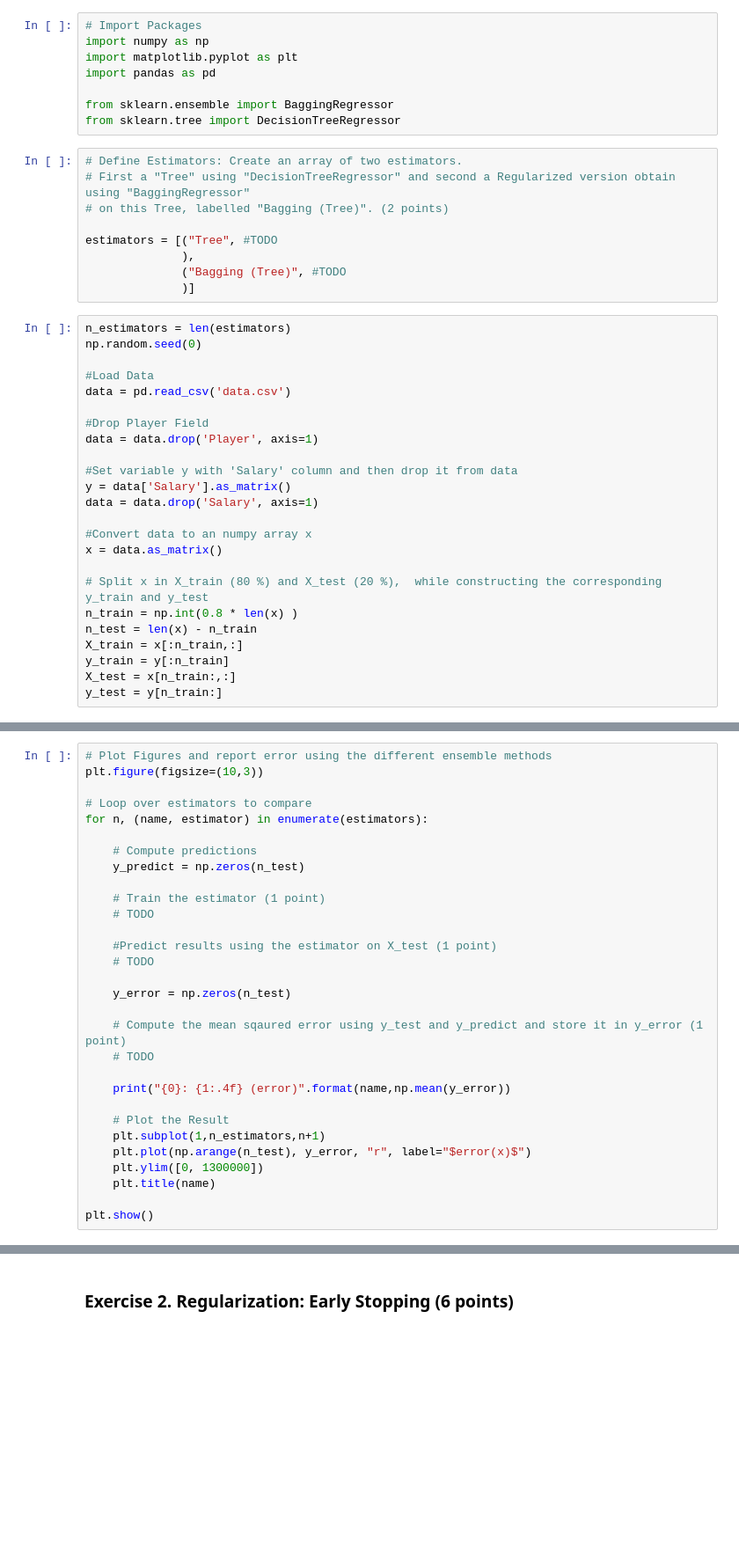
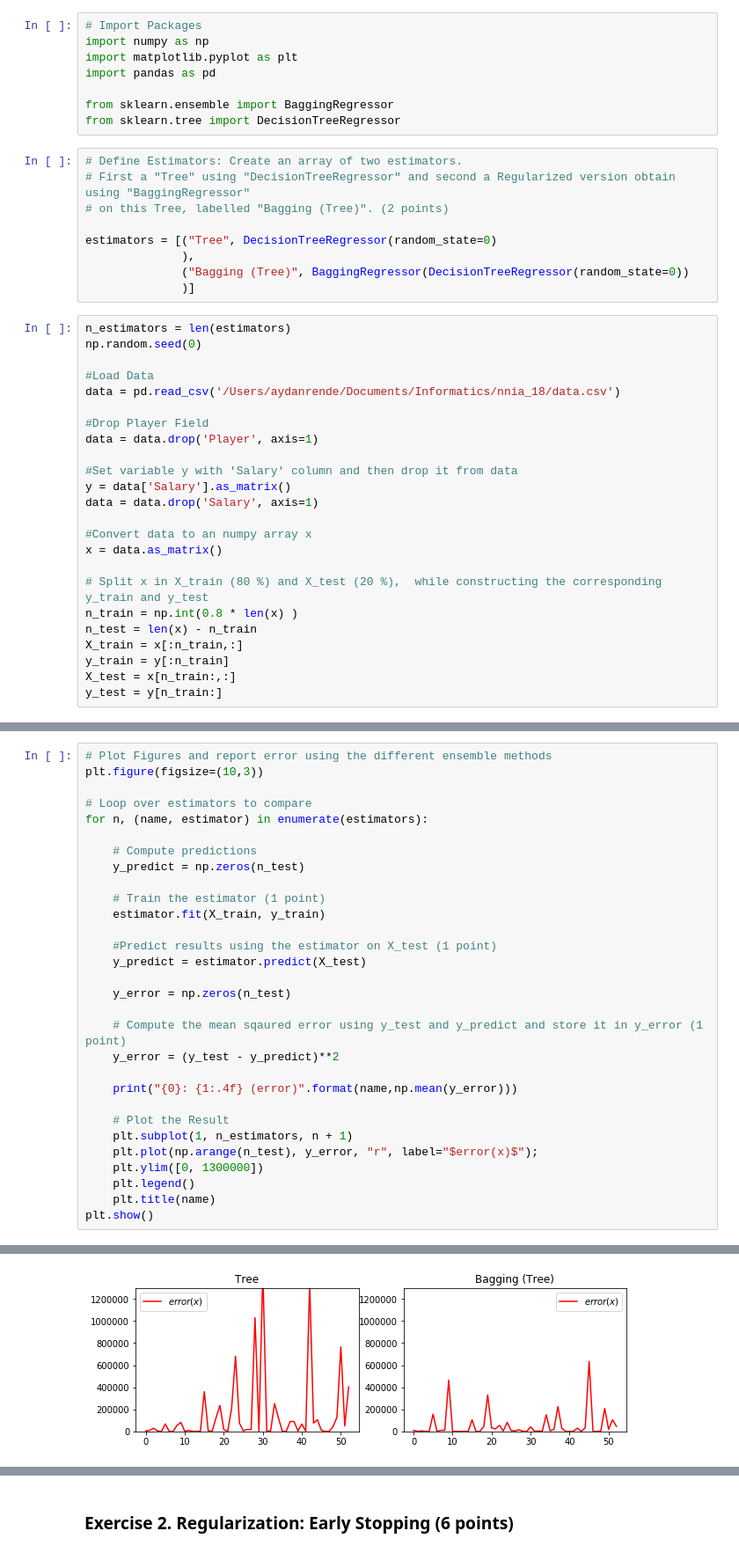
Before and after one commit to Rende/nnia_18, a Jupyter notebook: assignment-7_2562704_2550564_2562670.ipynb, the cells around one changed output, grey strips where cells are left out. Shown at 88% size. Cells and saved outputs as stored; diff of their text form; blank space fills up the shorter version.

```diff
--- a/nniaassignment7final_aydan.ipynb
+++ b/assignment-7_2562704_2550564_2562670.ipynb
@@ -33,16 +33,16 @@ from sklearn.tree import DecisionTreeRegressor
 # First a "Tree" using "DecisionTreeRegressor" and second a Regularized version obtain using "BaggingRegressor"
 # on this Tree, labelled "Bagging (Tree)". (2 points)
 
-estimators = [("Tree", #TODO
+estimators = [("Tree", DecisionTreeRegressor(random_state=0)
               ),
-              ("Bagging (Tree)", #TODO
+              ("Bagging (Tree)", BaggingRegressor(DecisionTreeRegressor(random_state=0))
               )]
 # %%
 n_estimators = len(estimators)
 np.random.seed(0)
 
 #Load Data
-data = pd.read_csv('data.csv')
+data = pd.read_csv('/Users/aydanrende/Documents/Informatics/nnia_18/data.csv')
 
 #Drop Player Field
 data = data.drop('Player', axis=1)
@@ -74,23 +72,23 @@ for n, (name, estimator) in enumerate(estimators):
     y_predict = np.zeros(n_test)
 
     # Train the estimator (1 point)
-    # TODO
+    estimator.fit(X_train, y_train)
 
     #Predict results using the estimator on X_test (1 point)
-    # TODO
+    y_predict = estimator.predict(X_test)
 
     y_error = np.zeros(n_test)
 
     # Compute the mean sqaured error using y_test and y_predict and store it in y_error (1 point)
-    # TODO
+    y_error = (y_test - y_predict)**2
 
-    print("{0}: {1:.4f} (error)".format(name,np.mean(y_error))
+    print("{0}: {1:.4f} (error)".format(name,np.mean(y_error)))
 
     # Plot the Result
-    plt.subplot(1,n_estimators,n+1)
-    plt.plot(np.arange(n_test), y_error, "r", label="$error(x)$")
+    plt.subplot(1, n_estimators, n + 1)
+    plt.plot(np.arange(n_test), y_error, "r", label="$error(x)$");
     plt.ylim([0, 1300000])
+    plt.legend()
     plt.title(name)
-
 plt.show()
 # %% [output]
@@ -97,0 +97 @@ SyntaxError: invalid syntax (<ipython-input-9-a23cfa9f4485>, line 24)
+[figure, added]
```
Also changed, not shown: parts of 5 cells of this notebook, 2 other files.
